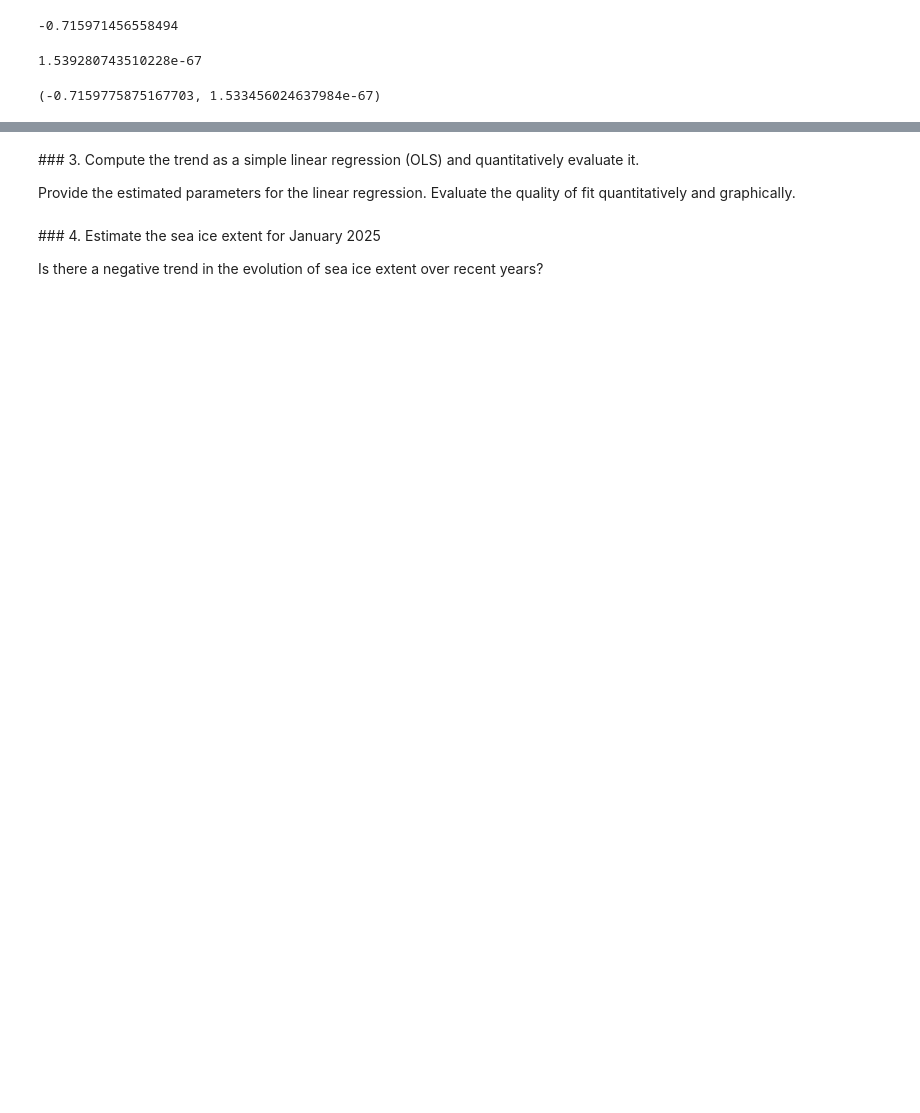
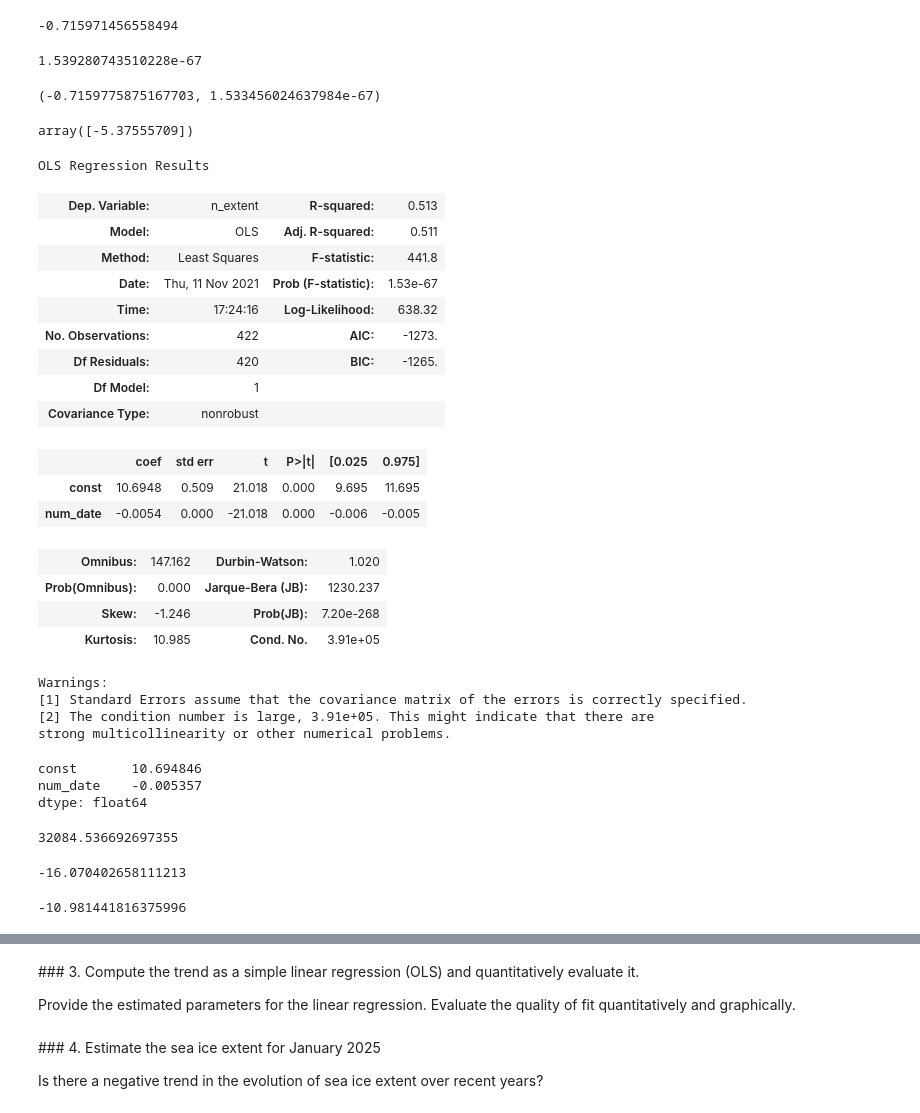
Before and after one commit to PedroCanoM/Idal_ia3, a Jupyter notebook: Sea_Ice_Extent_(1).ipynb, the cells around one changed output, grey strips where cells are left out. Drawn from its saved outputs; the diff is of its cells as text; code cells hidden in the pictures; blank space fills up the shorter version.

```diff
--- a/Sea_Ice_Extent_(1).ipynb
+++ b/Sea_Ice_Extent_(1).ipynb
@@ -459,3 +489,56 @@ df['num_date'] = df['year'] + ((df['mo']-1)*(1/12))
 pearsonr(df['num_date'], df['n_extent'])
 # %% [output]
 (-0.7159775875167703, 1.533456024637984e-67)
+# %%
+import statsmodels.api as sm
+y = df['n_extent']
+x = df['num_date']
+x = sm.add_constant(x)
+model = sm.OLS(y, x)
+fit1 = model.fit()
+y_pred = fit1.predict([1, 3000])
+y_pred
+# %% [output]
+array([-5.37555709])
+# %%
+fit1.summary()
+# %% [output]
+OLS Regression Results
+| Dep. Variable: | n_extent | R-squared: | 0.513 |
+| Model: | OLS | Adj. R-squared: | 0.511 |
+| Method: | Least Squares | F-statistic: | 441.8 |
+| Date: | Thu, 11 Nov 2021 | Prob (F-statistic): | 1.53e-67 |
+| Time: | 17:24:16 | Log-Likelihood: | 638.32 |
+| No. Observations: | 422 | AIC: | -1273. |
+| Df Residuals: | 420 | BIC: | -1265. |
+| Df Model: | 1 |  |  |
+| Covariance Type: | nonrobust |  |  |
+|  | coef | std err | t | P>|t| | [0.025 | 0.975] |
+| const | 10.6948 | 0.509 | 21.018 | 0.000 | 9.695 | 11.695 |
+| num_date | -0.0054 | 0.000 | -21.018 | 0.000 | -0.006 | -0.005 |
+| Omnibus: | 147.162 | Durbin-Watson: | 1.020 |
+| Prob(Omnibus): | 0.000 | Jarque-Bera (JB): | 1230.237 |
+| Skew: | -1.246 | Prob(JB): | 7.20e-268 |
+| Kurtosis: | 10.985 | Cond. No. | 3.91e+05 |
+Warnings:
+[1] Standard Errors assume that the covariance matrix of the errors is correctly specified.
+[2] The condition number is large, 3.91e+05. This might indicate that there are
+strong multicollinearity or other numerical problems.
+# %%
+fit1.params
+# %% [output]
+const       10.694846
+num_date    -0.005357
+dtype: float64
+# %%
+fit1.params[0]*3000
+# %% [output]
+32084.536692697355
+# %%
+fit1.params[1]*3000
+# %% [output]
+-16.070402658111213
+# %%
+fit1.params[1]*2050
+# %% [output]
+-10.981441816375996
```
Also changed, not shown: parts of 8 cells of this notebook.
